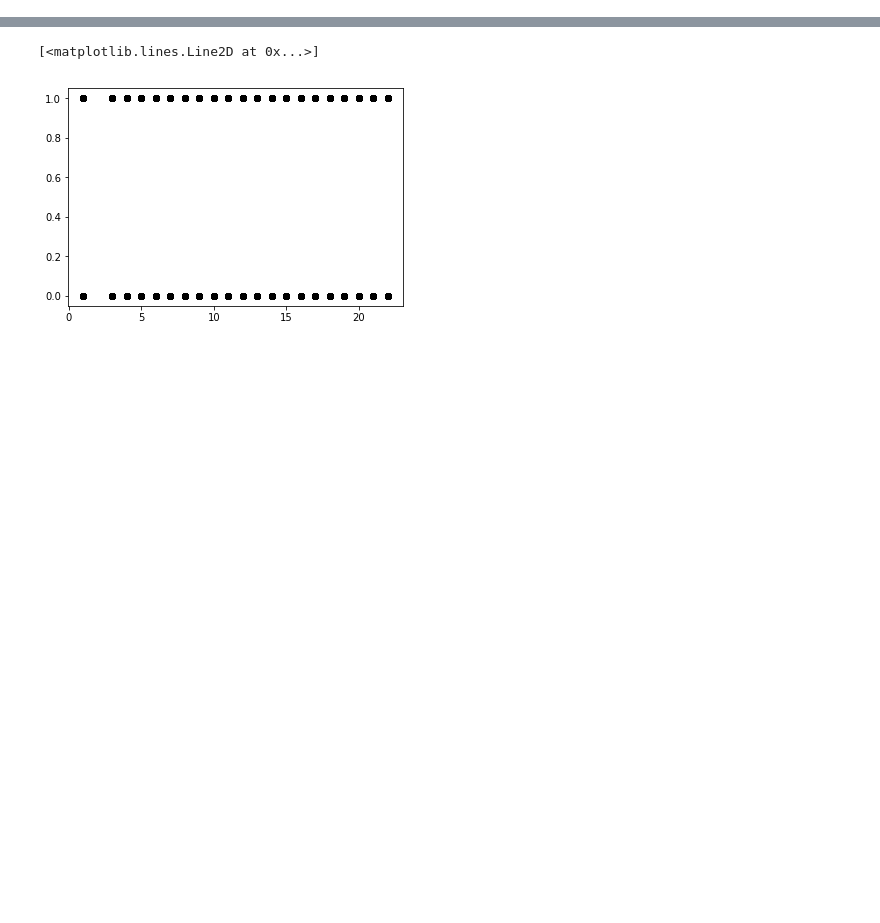
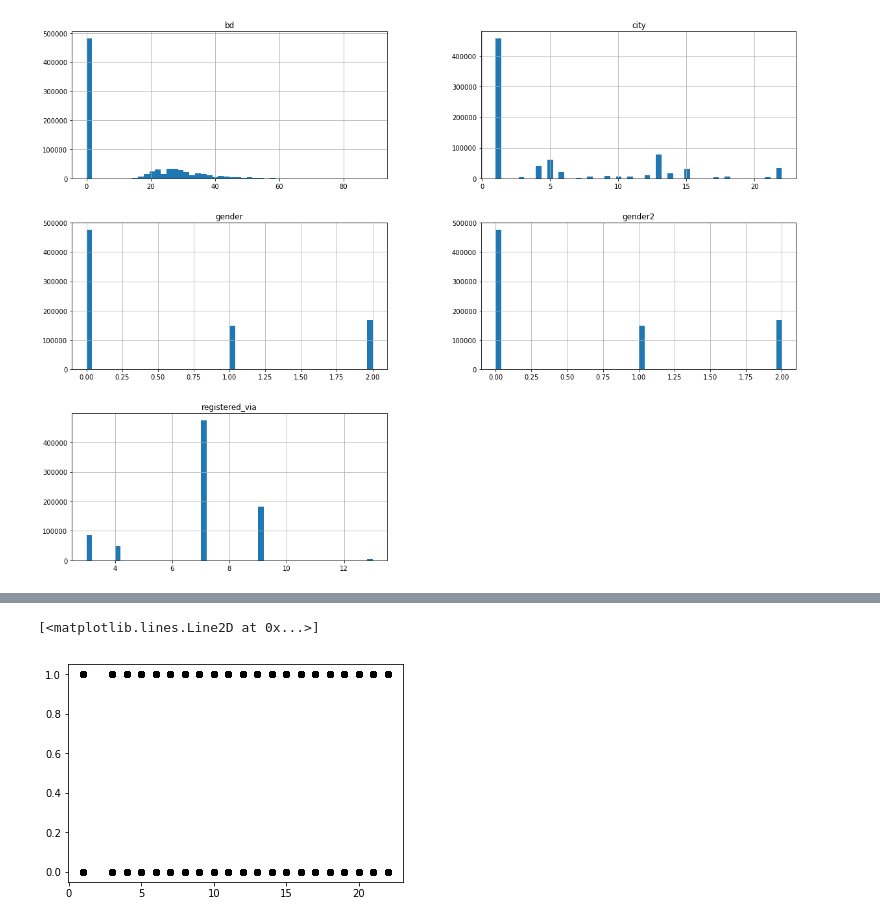
Before and after one commit to madliu/kkbox, a Jupyter notebook: KKBox - Python.ipynb, the cells around one changed output, grey strips where cells are left out. Cells and saved outputs as stored; diff of their text form; code cells hidden in the pictures; blank space fills up the shorter version.

```diff
--- a/KKBox - Python.ipynb
+++ b/KKBox - Python.ipynb
@@ -7,2 +12,2 @@ trainset = pd.read_csv("../Downloads/Predict_churn/train.csv")
 # %%
-members = pd.read_csv("../Downloads/Predict_churn/members.csv")
+members = pd.read_csv("../../Downloads/Predict_churn/members_v2.csv")
@@ -8,0 +98,5 @@ members = pd.read_csv("../Downloads/Predict_churn/members.csv")
+# %%
+members.hist(bins=50, figsize=(20,15))
+plt.show()
+# %% [output]
+[figure, added]
```
Also changed, not shown: parts of 30 cells of this notebook.
